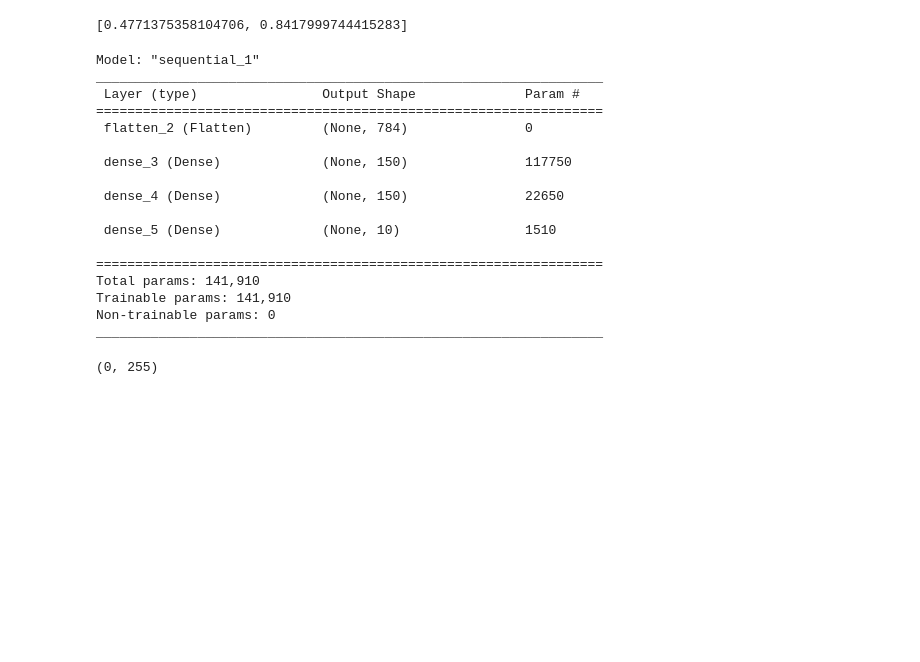
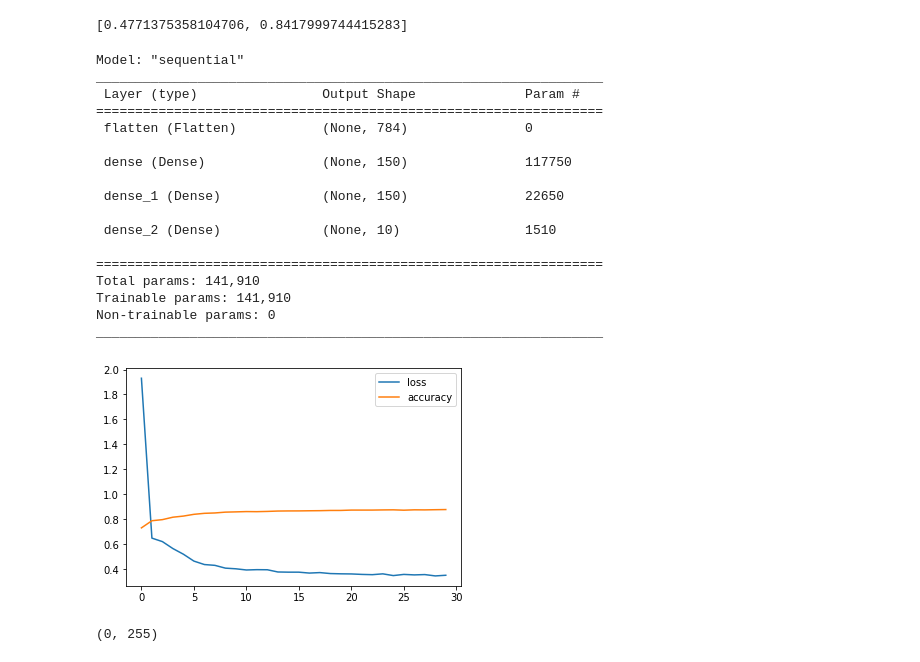
Before and after one commit to AmirGhnbr/Mnist_fashion_tensorflow, a Jupyter notebook: Mnist_fashion_tensorflow.ipynb, the cells around one changed output. Drawn from its saved outputs; the diff is of its cells as text; code cells hidden in the pictures; blank space fills up the shorter version.

Commit message:
create model 5

```diff
--- a/Mnist_fashion_tensorflow.ipynb
+++ b/Mnist_fashion_tensorflow.ipynb
@@ -59,6 +59,10 @@ class_names = ['T-shirt/top', 'Trouser', 'Pullover', 'Dress', 'Coat',
 len(class_names)
 # %% [output]
 10
+# %%
+import pandas as pd
+def plot_model(model_history):
+  pd.DataFrame(model_history.history).plot()
 # %%
 import random
 plt.figure(figsize=(10, 10))
@@ -88,6 +92,6 @@ model_1.compile(loss = tf.keras.losses.SparseCategoricalCrossentropy(),
                 metrics=["accuracy"])
 
 ## fit the model
-model_1.fit(train_data, train_labels, epochs=30)
+model_1_history = model_1.fit(train_data, train_labels, epochs=30)
 # %% [output]
 Epoch 1/30
@@ -116,23 +119,27 @@ model_1.evaluate(test_data, test_labels)
 # %%
 model_1.summary()
 # %% [output]
-Model: "sequential_1"
+Model: "sequential"
 _________________________________________________________________
  Layer (type)                Output Shape              Param #
 =================================================================
- flatten_2 (Flatten)         (None, 784)               0
+ flatten (Flatten)           (None, 784)               0
 
- dense_3 (Dense)             (None, 150)               117750
+ dense (Dense)               (None, 150)               117750
 
- dense_4 (Dense)             (None, 150)               22650
+ dense_1 (Dense)             (None, 150)               22650
 
- dense_5 (Dense)             (None, 10)                1510
+ dense_2 (Dense)             (None, 10)                1510
 
 =================================================================
 Total params: 141,910
 Trainable params: 141,910
 Non-trainable params: 0
 _________________________________________________________________
+# %%
+plot_model(model_1_history)
+# %% [output]
+[figure, added]
 # %%
 ## preprocess the data
 train_data.min(), train_data.max()
```
Also changed, not shown: parts of 21 cells of this notebook.
